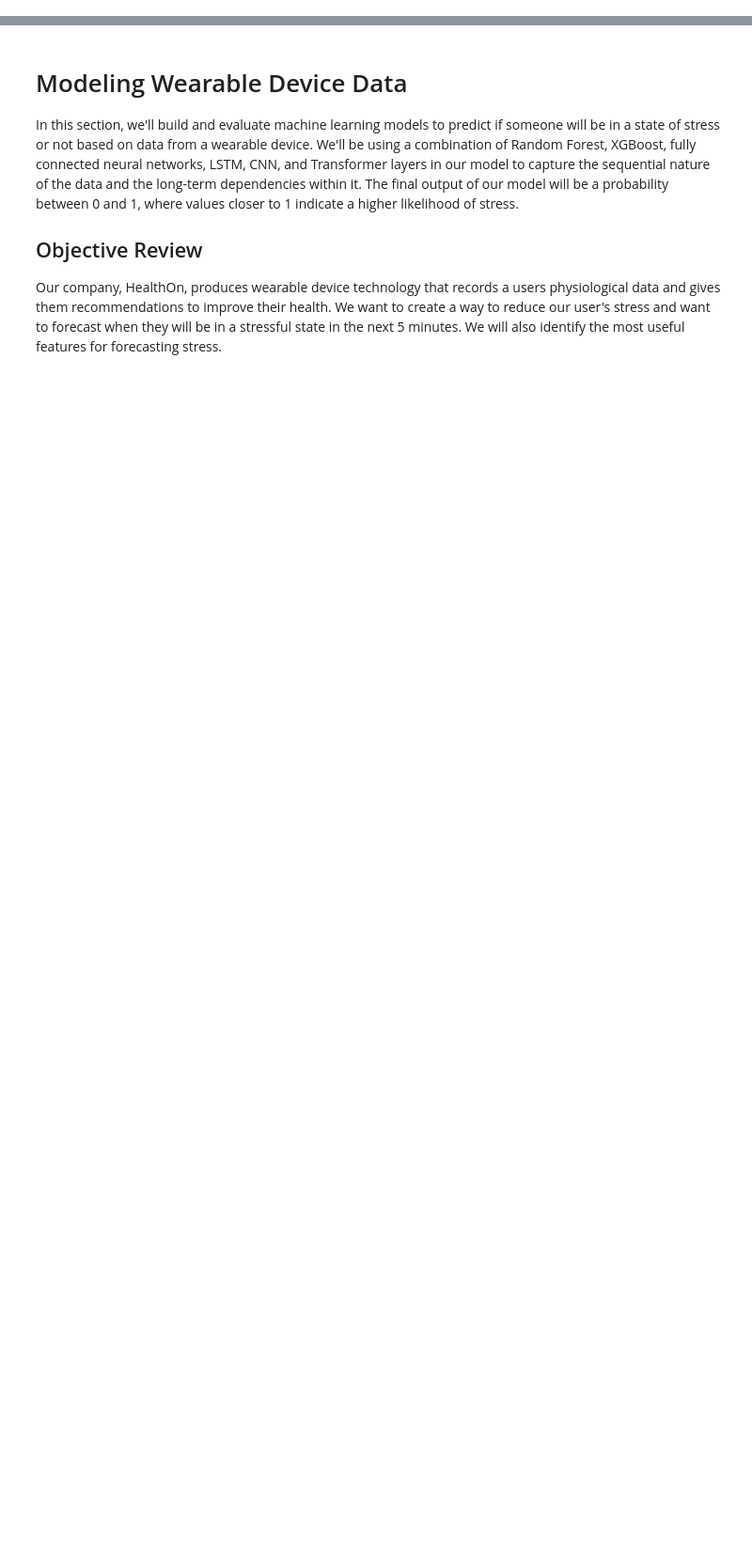
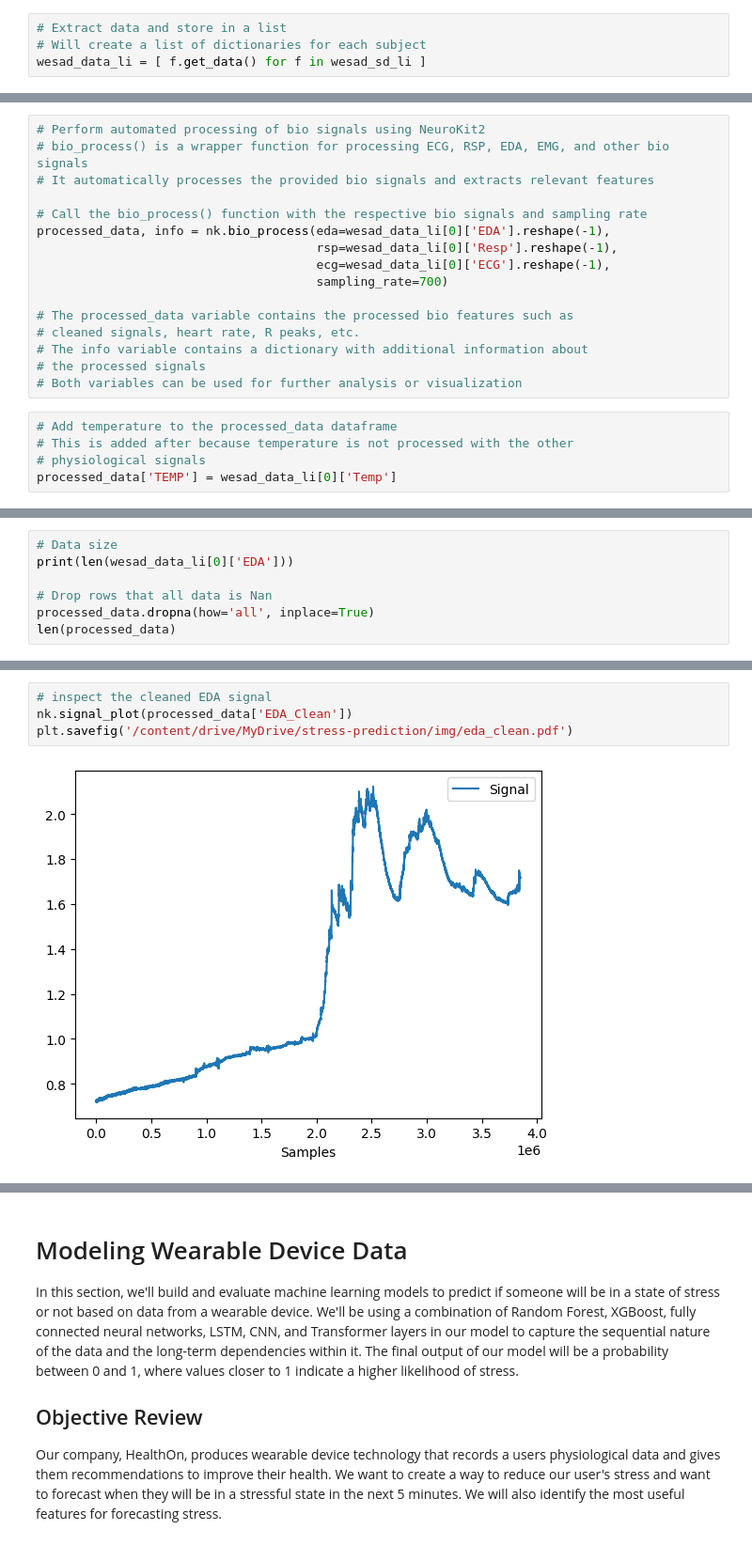
Before and after one commit to kjspring/stress-detection-wearable-devices, a Jupyter notebook: notebooks/modeling_WESAD_all_subjects.ipynb, the cells around one changed output, grey strips where cells are left out. Shown at 94% size. Saved outputs shown, nothing was run; the diff lists cells and outputs as text; blank space fills up the shorter version.

```diff
--- a/notebooks/modeling_WESAD_all_subjects.ipynb
+++ b/notebooks/modeling_WESAD_all_subjects.ipynb
@@ -2,0 +226,4 @@
+# %%
+# Extract data and store in a list
+# Will create a list of dictionaries for each subject
+wesad_data_li = [ f.get_data() for f in wesad_sd_li ]
@@ -2,0 +235,21 @@
+# %%
+# Perform automated processing of bio signals using NeuroKit2
+# bio_process() is a wrapper function for processing ECG, RSP, EDA, EMG, and other bio signals
+# It automatically processes the provided bio signals and extracts relevant features
+
+# Call the bio_process() function with the respective bio signals and sampling rate
+processed_data, info = nk.bio_process(eda=wesad_data_li[0]['EDA'].reshape(-1),
+                                      rsp=wesad_data_li[0]['Resp'].reshape(-1),
+                                      ecg=wesad_data_li[0]['ECG'].reshape(-1),
+                                      sampling_rate=700)
+
+# The processed_data variable contains the processed bio features such as
+# cleaned signals, heart rate, R peaks, etc.
+# The info variable contains a dictionary with additional information about
+# the processed signals
+# Both variables can be used for further analysis or visualization
+# %%
+# Add temperature to the processed_data dataframe
+# This is added after because temperature is not processed with the other
+# physiological signals
+processed_data['TEMP'] = wesad_data_li[0]['Temp']
@@ -2,0 +258,7 @@
+# %%
+# Data size
+print(len(wesad_data_li[0]['EDA']))
+
+# Drop rows that all data is Nan
+processed_data.dropna(how='all', inplace=True)
+len(processed_data)
@@ -2,0 +289,6 @@
+# %%
+# inspect the cleaned EDA signal
+nk.signal_plot(processed_data['EDA_Clean'])
+plt.savefig('/content/drive/MyDrive/stress-prediction/img/eda_clean.pdf')
+# %% [output]
+[figure, added]
```
Also changed, not shown: parts of 43 cells of this notebook.
